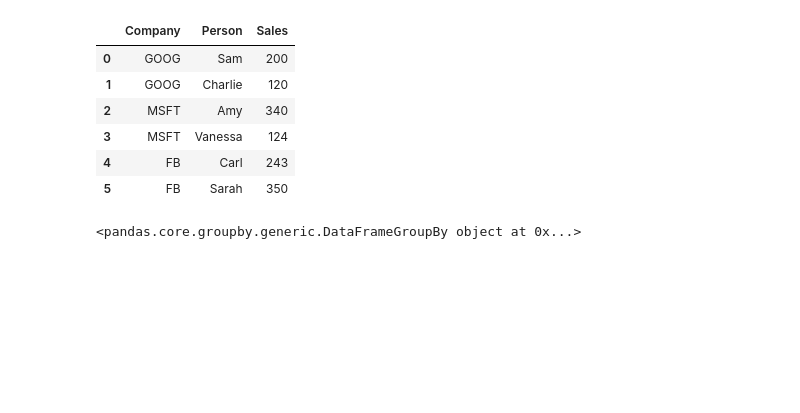
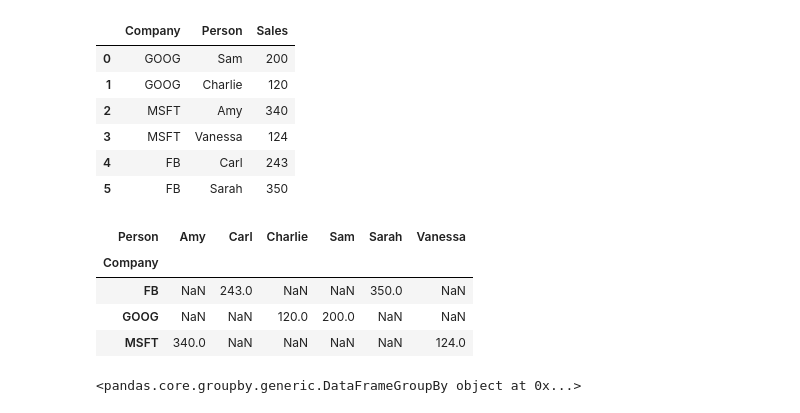
Before and after one commit to rashmidv/machinelearning_pandas_basics, a Jupyter notebook: Series.ipynb, the cells around one changed output. Saved outputs shown, nothing was run; the diff lists cells and outputs as text; code cells hidden in the pictures; blank space fills up the shorter version.

```diff
--- a/Series.ipynb
+++ b/Series.ipynb
@@ -303,6 +335,14 @@ df
 | 3 | MSFT | Vanessa | 124 |
 | 4 | FB | Carl | 243 |
 | 5 | FB | Sarah | 350 |
+# %%
+df.pivot_table(values='Sales',index=['Company'] ,columns=['Person'])
+# %% [output]
+| Person | Amy | Carl | Charlie | Sam | Sarah | Vanessa |
+| Company |  |  |  |  |  |  |
+| FB | NaN | 243.0 | NaN | NaN | 350.0 | NaN |
+| GOOG | NaN | NaN | 120.0 | 200.0 | NaN | NaN |
+| MSFT | 340.0 | NaN | NaN | NaN | NaN | 124.0 |
 # %%
 df.groupby('Company')
 # %% [output]
```
Also changed, not shown: parts of 19 cells of this notebook.
